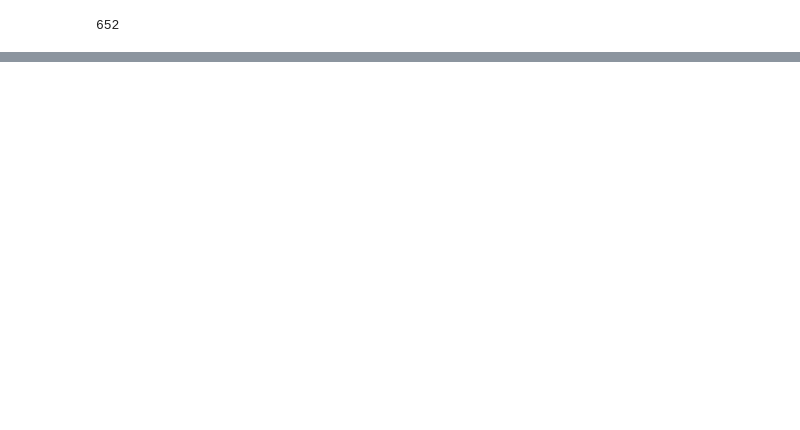
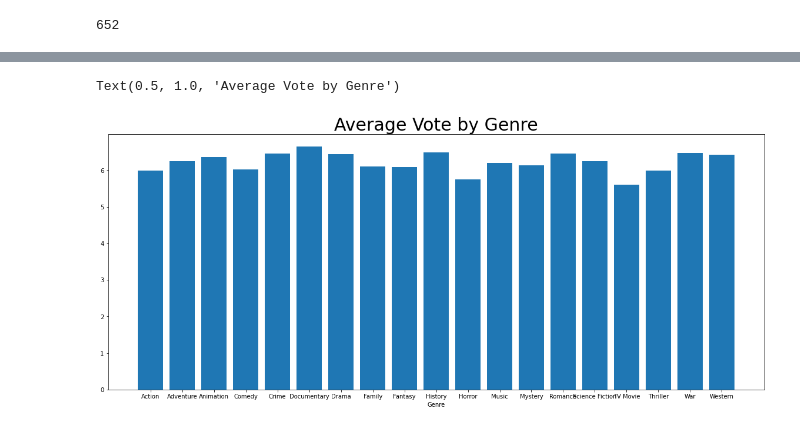
Before and after one commit to krbendol/movie_analysis_Microsoft, a Jupyter notebook: Kam'sProjectNotebook.ipynb, the cells around one changed output, grey strips where cells are left out. Saved outputs shown, nothing was run; the diff lists cells and outputs as text; code cells hidden in the pictures; blank space fills up the shorter version.

Commit message:
some visualizations

```diff
--- a/Kam'sProjectNotebook.ipynb
+++ b/Kam'sProjectNotebook.ipynb
@@ -322,0 +324,4 @@ def searchbyGenre(genre):
+# %%
+vote_average = genre_mean['vote_average']
+vote_average
+#getting my variables together to make a graph
@@ -322,0 +346,8 @@ def searchbyGenre(genre):
+# %%
+fig, ax = plt.subplots(figsize=(20,8))
+ax.bar(vote_average.index, vote_average)
+ax.set_xlabel('Genre')
+ax.set_title('Average Vote by Genre', fontsize= 30)
+# %% [output]
+Text(0.5, 1.0, 'Average Vote by Genre')
+[figure, added]
```
Also changed, not shown: parts of 4 cells of this notebook.
